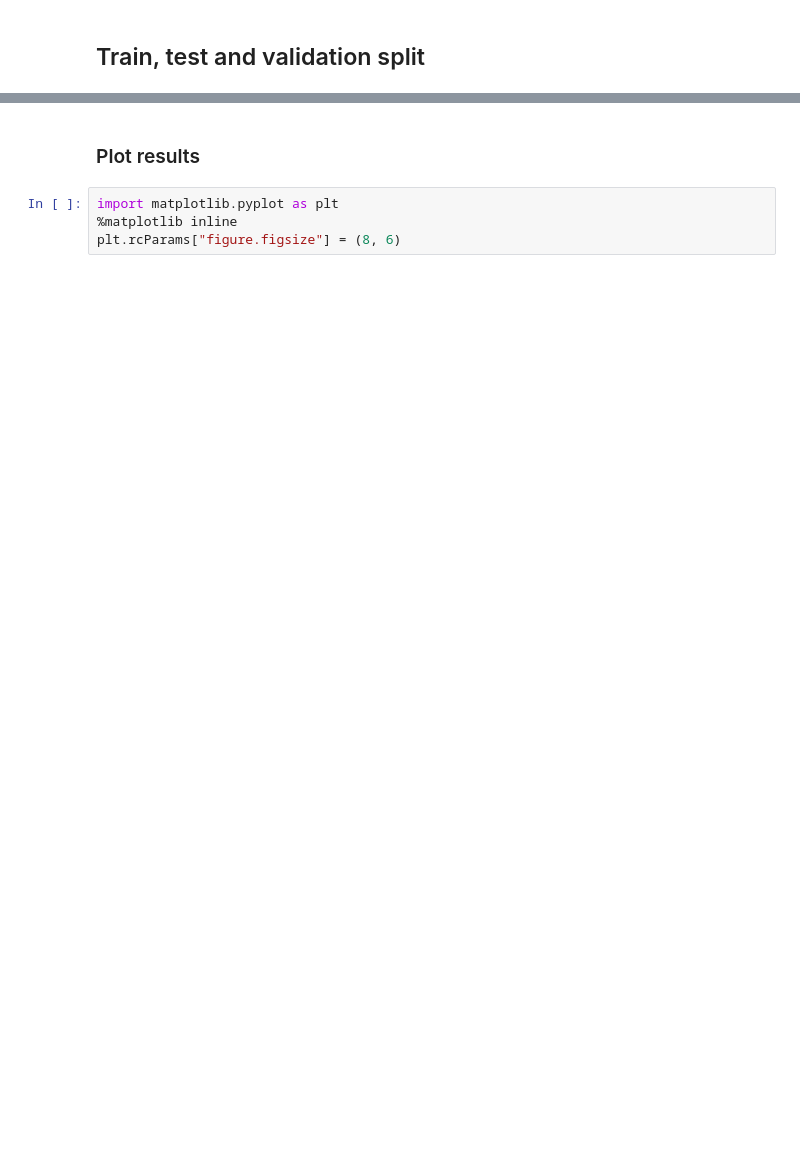
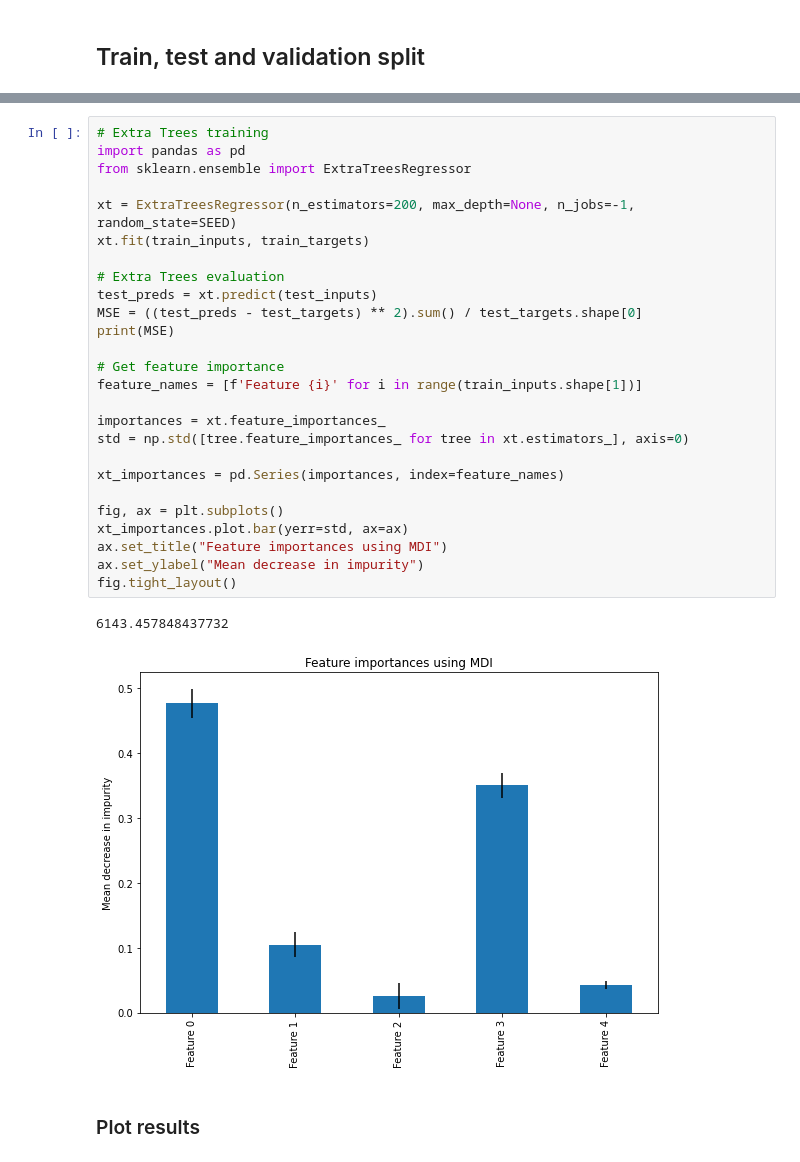
Before and after one commit to CarolineSainvitu/cenaero, a Jupyter notebook: yann/cenaero.ipynb, the cells around one changed output, grey strips where cells are left out. Saved outputs shown, nothing was run; the diff lists cells and outputs as text; blank space fills up the shorter version.

```diff
--- a/yann/cenaero.ipynb
+++ b/yann/cenaero.ipynb
@@ -116,8 +157,33 @@ print(MSE)
+# %%
+# Extra Trees training
+import pandas as pd
+from sklearn.ensemble import ExtraTreesRegressor
+
+xt = ExtraTreesRegressor(n_estimators=200, max_depth=None, n_jobs=-1, random_state=SEED)
+xt.fit(train_inputs, train_targets)
+
+# Extra Trees evaluation
+test_preds = xt.predict(test_inputs)
+MSE = ((test_preds - test_targets) ** 2).sum() / test_targets.shape[0]
+print(MSE)
+
+# Get feature importance
+feature_names = [f'Feature {i}' for i in range(train_inputs.shape[1])]
+
+importances = xt.feature_importances_
+std = np.std([tree.feature_importances_ for tree in xt.estimators_], axis=0)
+
+xt_importances = pd.Series(importances, index=feature_names)
+
+fig, ax = plt.subplots()
+xt_importances.plot.bar(yerr=std, ax=ax)
+ax.set_title("Feature importances using MDI")
+ax.set_ylabel("Mean decrease in impurity")
+fig.tight_layout()
+# %% [output]
+6143.457848437732
+[figure, added]
 # %% [markdown]
 ### Plot results
-# %%
-import matplotlib.pyplot as plt
-%matplotlib inline
-plt.rcParams["figure.figsize"] = (8, 6)
 # %%
 # Choose random evaluation sequence
```
Also changed, not shown: parts of 24 cells of this notebook.
